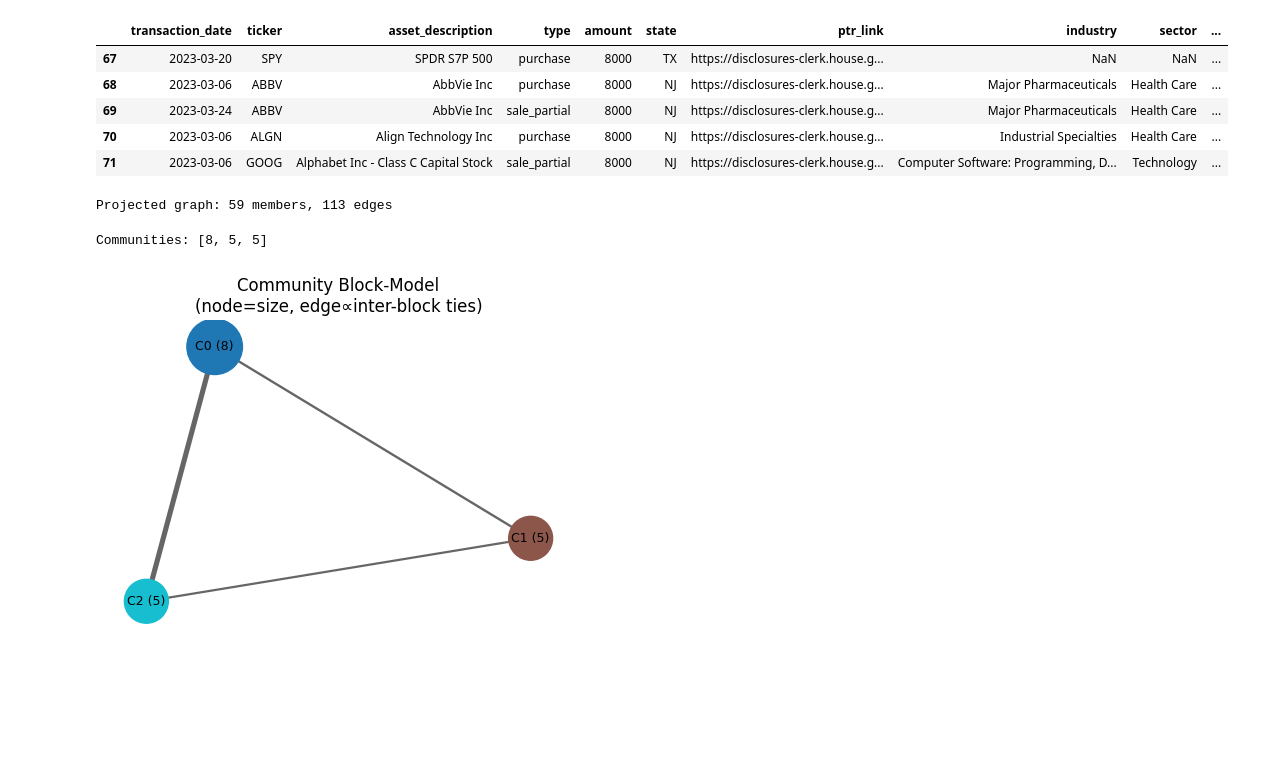
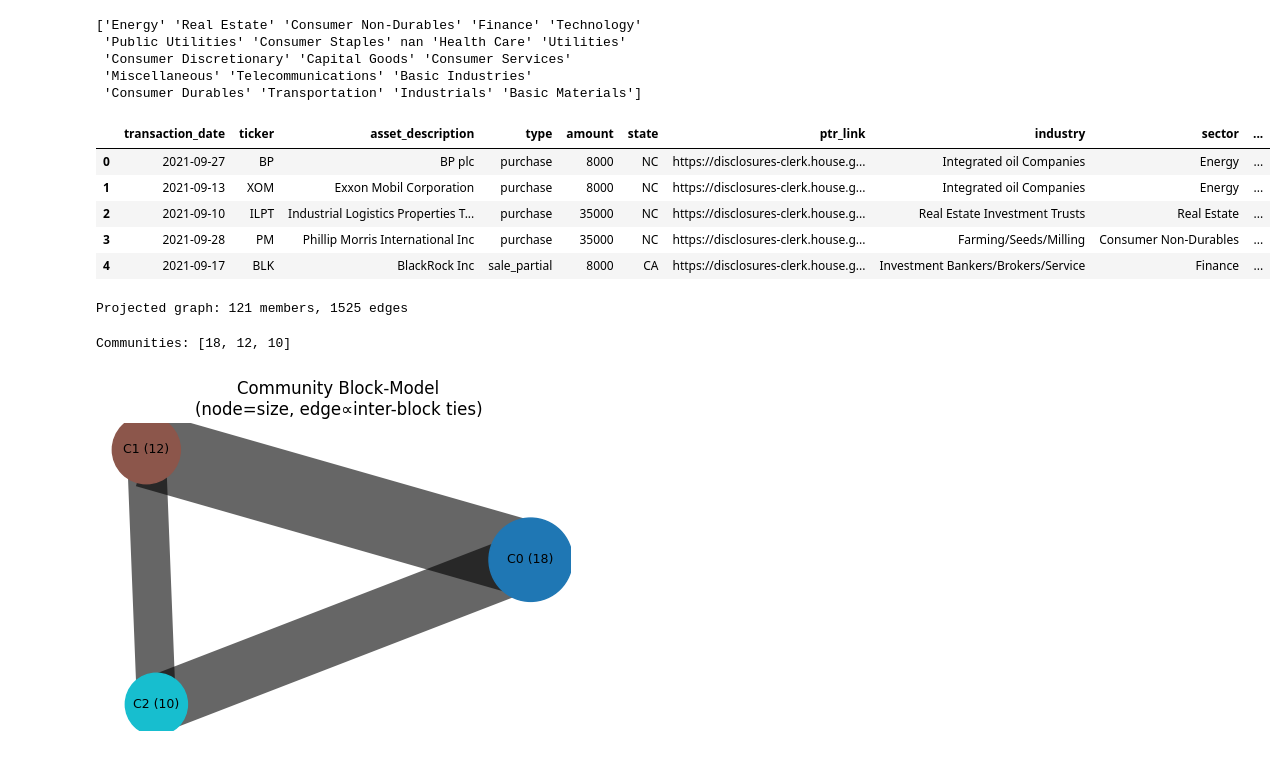
Before and after one commit to brvola/CongressTradeNet, a Jupyter notebook: analysis/legislator-stock/analysis.ipynb, the cells around one changed output. Saved outputs shown, nothing was run; the diff lists cells and outputs as text; code cells hidden in the pictures; blank space fills up the shorter version.

```diff
--- a/analysis/legislator-stock/analysis.ipynb
+++ b/analysis/legislator-stock/analysis.ipynb
@@ -1,27 +1,34 @@
 # %%
 import pandas as pd
 import networkx as nx
 import matplotlib.pyplot as plt
 from networkx.algorithms import bipartite, community
 import math
 from collections import Counter
 import numpy as np
 
 DATA_DIR = '../../data/'
-YEAR = 2023
-THRESHOLD = 2
+YEAR = 2021
+THRESHOLD = 6
 
 stock_tx =  pd.read_csv(f'{DATA_DIR}cleaned/2021-2023/stocks.csv')
 stock_tx = stock_tx[stock_tx['year'] == YEAR]
 
+print(stock_tx["sector"].unique())
+
 stock_tx.head()
 # %% [output]
+['Energy' 'Real Estate' 'Consumer Non-Durables' 'Finance' 'Technology'
+ 'Public Utilities' 'Consumer Staples' nan 'Health Care' 'Utilities'
+ 'Consumer Discretionary' 'Capital Goods' 'Consumer Services'
+ 'Miscellaneous' 'Telecommunications' 'Basic Industries'
+ 'Consumer Durables' 'Transportation' 'Industrials' 'Basic Materials']
 |  | transaction_date | ticker | asset_description | type | amount | state | ptr_link | industry | sector | ... |
-| 67 | 2023-03-20 | SPY | SPDR S7P 500 | purchase | 8000 | TX | https://disclosures-clerk.house.g... | NaN | NaN | ... |
-| 68 | 2023-03-06 | ABBV | AbbVie Inc | purchase | 8000 | NJ | https://disclosures-clerk.house.g... | Major Pharmaceuticals | Health Care | ... |
-| 69 | 2023-03-24 | ABBV | AbbVie Inc | sale_partial | 8000 | NJ | https://disclosures-clerk.house.g... | Major Pharmaceuticals | Health Care | ... |
-| 70 | 2023-03-06 | ALGN | Align Technology Inc | purchase | 8000 | NJ | https://disclosures-clerk.house.g... | Industrial Specialties | Health Care | ... |
-| 71 | 2023-03-06 | GOOG | Alphabet Inc - Class C Capital Stock | sale_partial | 8000 | NJ | https://disclosures-clerk.house.g... | Computer Software: Programming, D... | Technology | ... |
+| 0 | 2021-09-27 | BP | BP plc | purchase | 8000 | NC | https://disclosures-clerk.house.g... | Integrated oil Companies | Energy | ... |
+| 1 | 2021-09-13 | XOM | Exxon Mobil Corporation | purchase | 8000 | NC | https://disclosures-clerk.house.g... | Integrated oil Companies | Energy | ... |
+| 2 | 2021-09-10 | ILPT | Industrial Logistics Properties T... | purchase | 35000 | NC | https://disclosures-clerk.house.g... | Real Estate Investment Trusts | Real Estate | ... |
+| 3 | 2021-09-28 | PM | Phillip Morris International Inc | purchase | 35000 | NC | https://disclosures-clerk.house.g... | Farming/Seeds/Milling | Consumer Non-Durables | ... |
+| 4 | 2021-09-17 | BLK | BlackRock Inc | sale_partial | 8000 | CA | https://disclosures-clerk.house.g... | Investment Bankers/Brokers/Service | Finance | ... |
 # %%
 B = nx.Graph()
 for _, r in stock_tx.iterrows():
@@ -35,7 +42,7 @@ G = bipartite.weighted_projected_graph(B, members)
 
 print(f"Projected graph: {G.number_of_nodes()} members, {G.number_of_edges()} edges")
 # %% [output]
-Projected graph: 59 members, 113 edges
+Projected graph: 121 members, 1525 edges
 # %%
 min_shared = THRESHOLD
 G_thr = nx.Graph(((u,v,d) for u,v,d in G.edges(data=True) if d['weight']>=min_shared))
@@ -45,7 +52,7 @@ print("Communities:", [len(c) for c in comms])
 
 node2comm = {n:i for i,c in enumerate(comms) for n in c}
 # %% [output]
-Communities: [8, 5, 5]
+Communities: [18, 12, 10]
 # %%
 superG = nx.Graph()
 for i,c in enumerate(comms):
@@ -65,7 +72,7 @@ plt.title("Community Block-Model\n(node=size, edge∝inter-block ties)")
 plt.axis('off')
 plt.show()
 # %% [output]
-[figure, old version]
+[figure, new version]
 # %%
 id2name  = {n:d['label'] for n,d in B.nodes(data=True) if d['bipartite']=='members'}
 id2state = stock_tx[['member_id','state']].drop_duplicates().set_index('member_id')['state'].to_dict()
```
Also changed, not shown: parts of 4 cells of this notebook, 15 other files.
